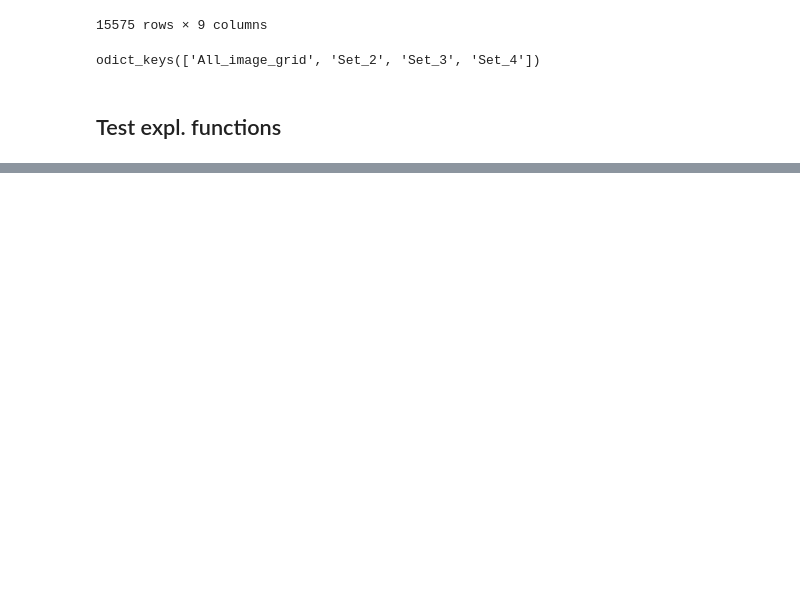
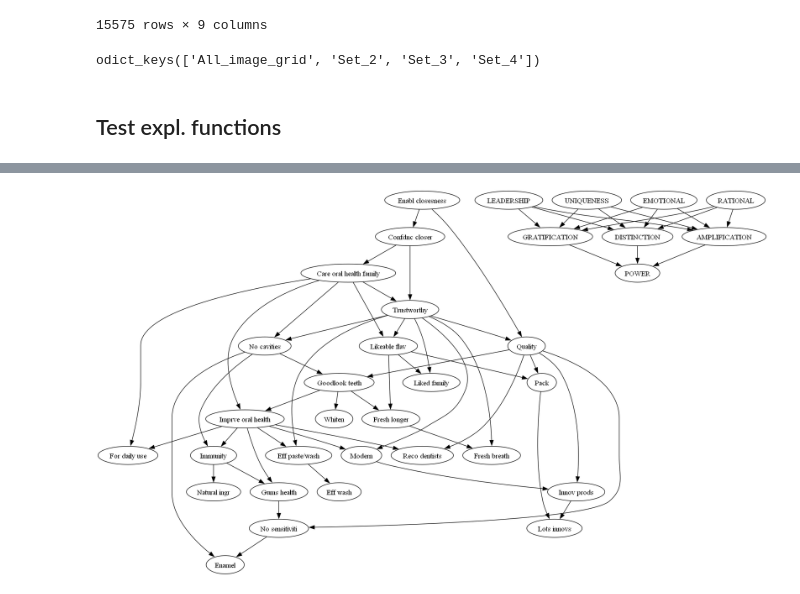
Before and after one commit to woskxmcnvb/BrandImageNetworks, a Jupyter notebook: module_tests.ipynb, the cells around one changed output, grey strips where cells are left out. Cells and saved outputs as stored; diff of their text form; code cells hidden in the pictures; blank space fills up the shorter version.

```diff
--- a/module_tests.ipynb
+++ b/module_tests.ipynb
@@ -44,0 +74,23 @@ expl.ExploratoryReport('data/data.xlsx')
+# %%
+mdf_graph = [
+    ('EMOTIONAL', 'GRATIFICATION'),
+    ('RATIONAL', 'GRATIFICATION'),
+    ('LEADERSHIP', 'GRATIFICATION'),
+    ('UNIQUENESS', 'GRATIFICATION'),
+    ('EMOTIONAL', 'DISTINCTION'),
+    ('RATIONAL', 'DISTINCTION'),
+    ('LEADERSHIP', 'DISTINCTION'),
+    ('UNIQUENESS', 'DISTINCTION'),
+    ('EMOTIONAL', 'AMPLIFICATION'),
+    ('RATIONAL', 'AMPLIFICATION'),
+    ('LEADERSHIP', 'AMPLIFICATION'),
+    ('UNIQUENESS', 'AMPLIFICATION'),
+    ('GRATIFICATION', 'POWER'),
+    ('DISTINCTION', 'POWER'),
+    ('AMPLIFICATION', 'POWER')]
+# %%
+G = GraphManipulations(modelo)
+G.AddEdges(mdf_graph)
+G.Plot()
+# %% [output]
+[figure, added]
```
Also changed, not shown: parts of 22 cells of this notebook, 3 other files.
